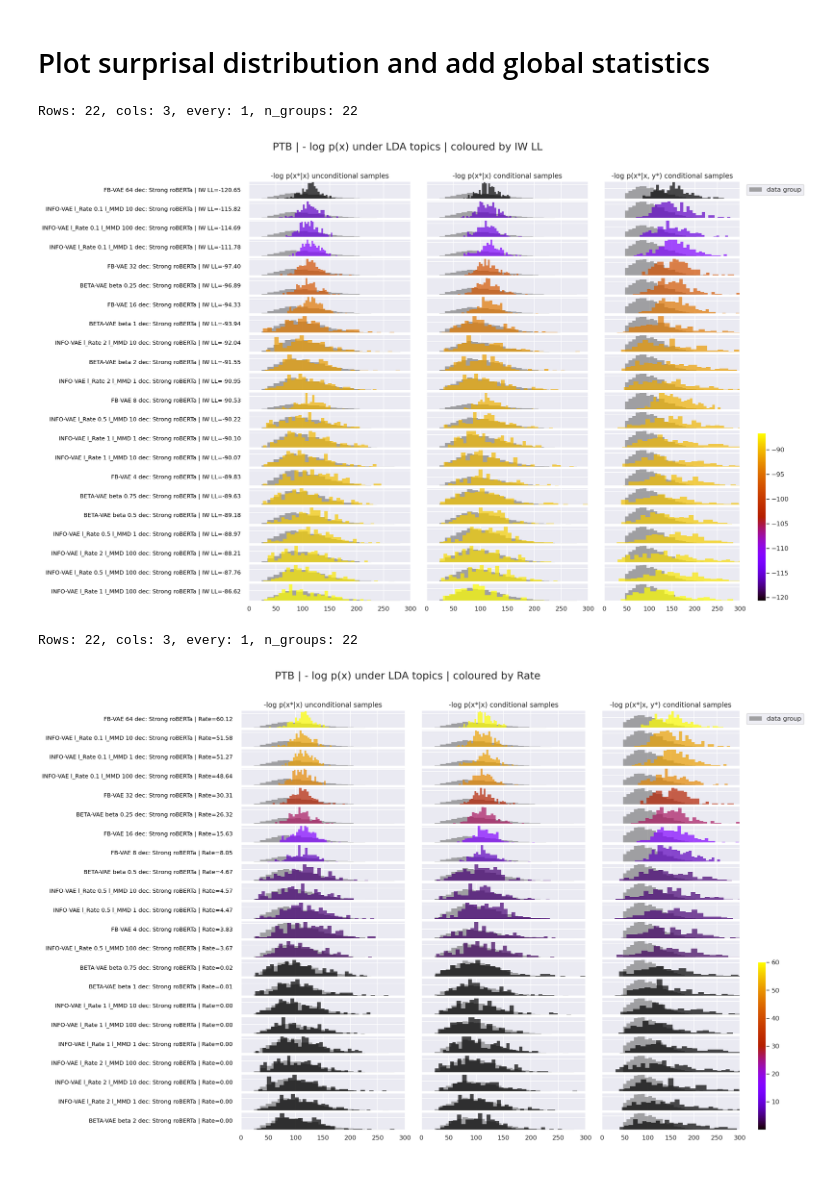
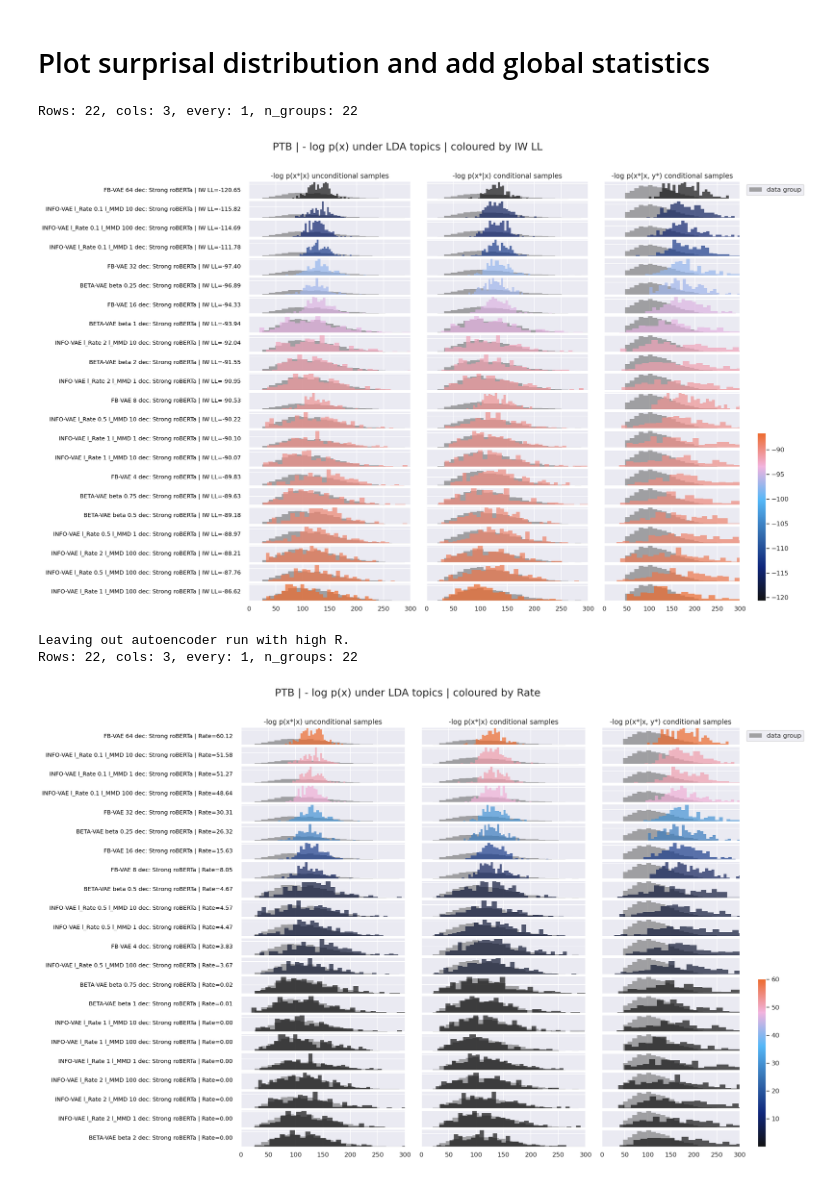
Before and after one commit to ClaartjeBarkhof/bayesian-statistical-criticism-vae, a Jupyter notebook: analysis/data_space/PTB_topics.ipynb, the cells around one changed output. Saved outputs shown, nothing was run; the diff lists cells and outputs as text; code cells hidden in the pictures.

```diff
--- a/analysis/data_space/PTB_topics.ipynb
+++ b/analysis/data_space/PTB_topics.ipynb
@@ -393,28 +416,29 @@ I0123 14:29:28.340555 23147488268032 utils.py:447] Phrases lifecycle event {'msg
 # %%
 xlims = [[0, 300], [0, 300], [0, 300]]
 ylims = [None, None, None]
 
 global_stats_df_filter = global_stats_df[global_stats_df["IW LL"] > -250]
 
 plot_surprisal_dists_against_global_stat(global_stats_df=global_stats_df_filter,
                                          surprisal_values=surprisal_values,
                                          xlims=xlims,
                                          ylims=ylims,
                                          sort_on="IW LL",
                                          dataset_name="PTB",
                                          latent_structure="LDA topics",
                                          sort_name="IW LL",
                                          cm_shrink=0.4,
-                                         cm_name="gnuplot",
+#                                          cm_name="gnuplot",
+                                         cmap=cmap,
                                          bins=30,
                                          title_size=18,
                                          title_y=1.05,
                                          subsample_nrows=None,
                                          sort_ascend=True,
                                          row_height=0.5)
 # %% [output]
 Rows: 22, cols: 3, every: 1, n_groups: 22
-[figure, old version]
+[figure, new version]
 # %%
 xlims = [[0, 300], [0, 300], [0, 300]]
 ylims = [None, None, None]
@@ -431,7 +455,8 @@ plot_surprisal_dists_against_global_stat(global_stats_df=global_stats_df_filter,
                                          latent_structure="LDA topics",
                                          sort_name="Rate",
                                          cm_shrink=0.4,
-                                         cm_name="gnuplot",
+#                                          cm_name="gnuplot",
+                                         cmap=cmap,
                                          bins=30,
                                          title_size=18,
                                          title_y=1.05,
@@ -439,5 +464,6 @@ plot_surprisal_dists_against_global_stat(global_stats_df=global_stats_df_filter,
                                          sort_ascend=False,
                                          row_height=0.5)
 # %% [output]
+Leaving out autoencoder run with high R.
 Rows: 22, cols: 3, every: 1, n_groups: 22
-[figure, old version]
+[figure, new version]
```
Also changed, not shown: parts of 24 cells of this notebook.
